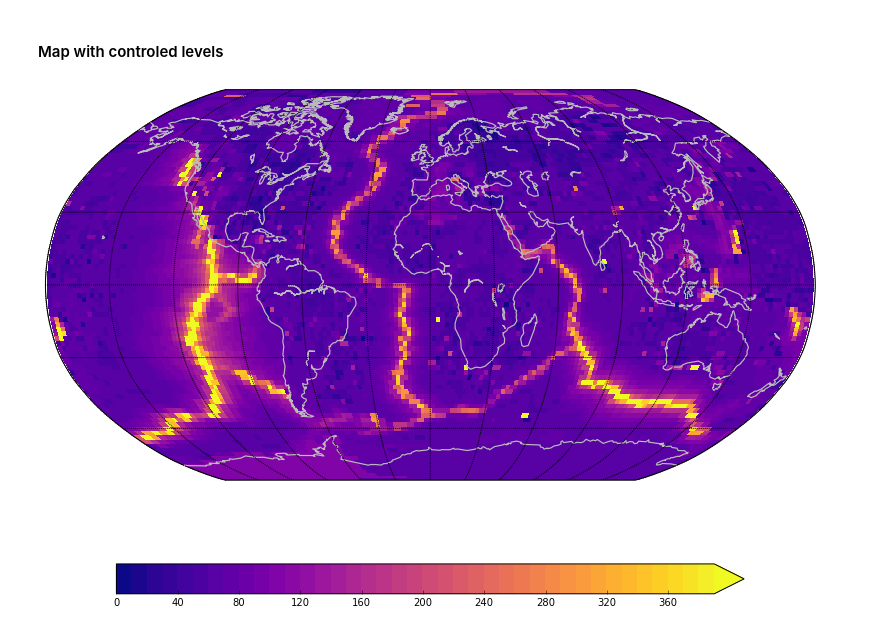
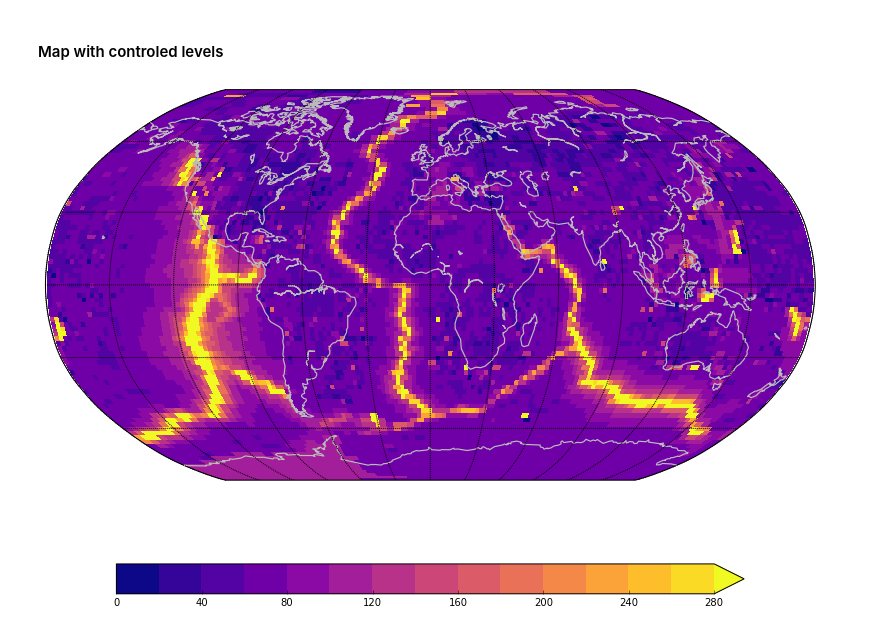
Before and after one commit to PBrockmann/HeatFlow_IPython_notebook, a Jupyter notebook: Heat_Flow_01.ipynb, the cells around one changed output. Cells and saved outputs as stored; diff of their text form; code cells hidden in the pictures.

```diff
--- a/Heat_Flow_01.ipynb
+++ b/Heat_Flow_01.ipynb
@@ -82,19 +82,19 @@ plt.show()
 # %%
 plt.figure(figsize=(15,10))
 map = Basemap(projection='robin', lat_0=0, lon_0=0, resolution='c')
 
 map.drawcoastlines(linewidth=1.2, color='#BBBBBB')
 map.drawmeridians(np.arange(0, 360, 30))
 map.drawparallels(np.arange(-90, 90, 30))
 
 lons, lats = np.meshgrid(Longitude[0,:], Latitude[:,0])
 
-levels = np.arange(0,400,10)
+levels = np.arange(0,300,20)
 colors = plt.cm.plasma(np.linspace(0, 1, len(levels)))
 cmap, norm = matplotlib.colors.from_levels_and_colors(levels, colors, extend='max')
 map.pcolor(lons, lats, Mean_HF, cmap=cmap, norm=norm, latlon=True)
 
 plt.colorbar(orientation='horizontal', shrink=0.75)
 plt.show()
 # %% [output]
-[figure, old version]
+[figure, new version]
```
